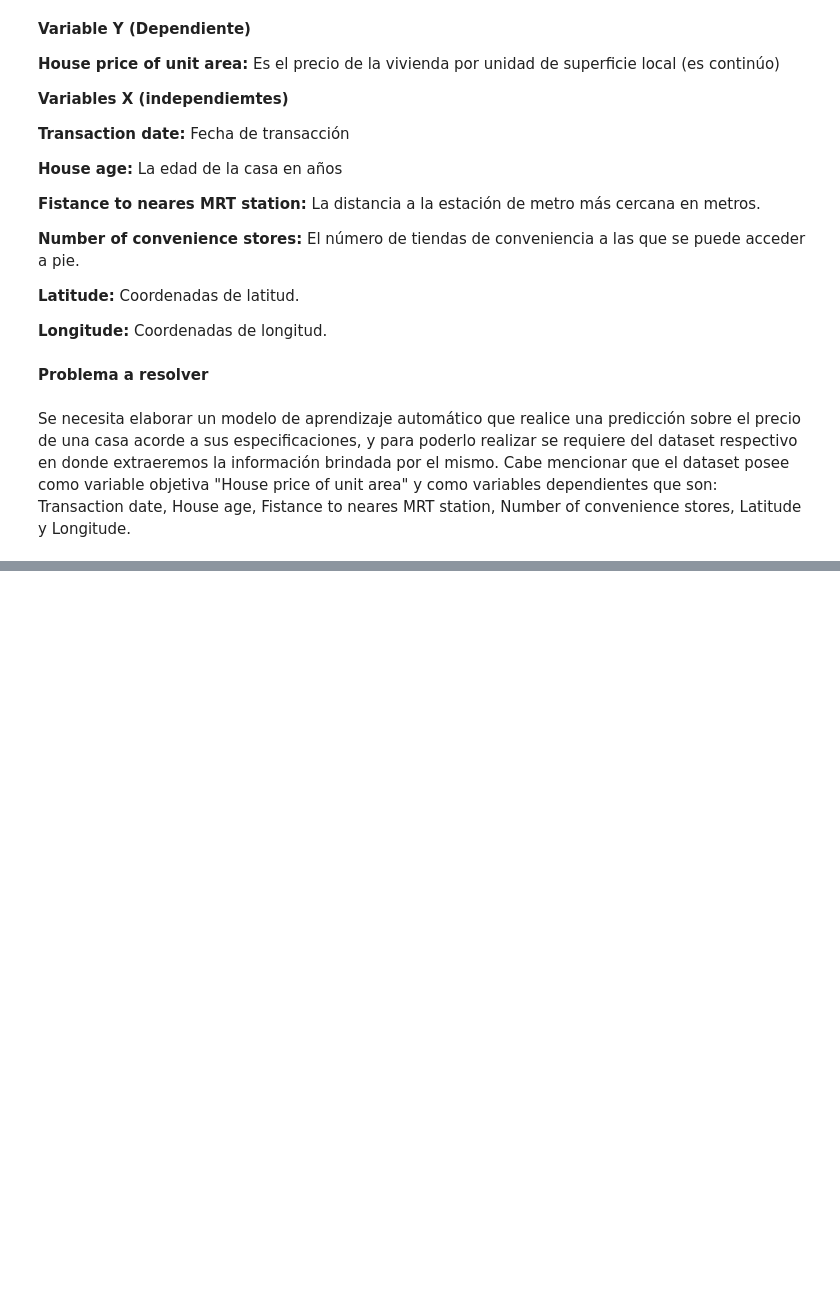
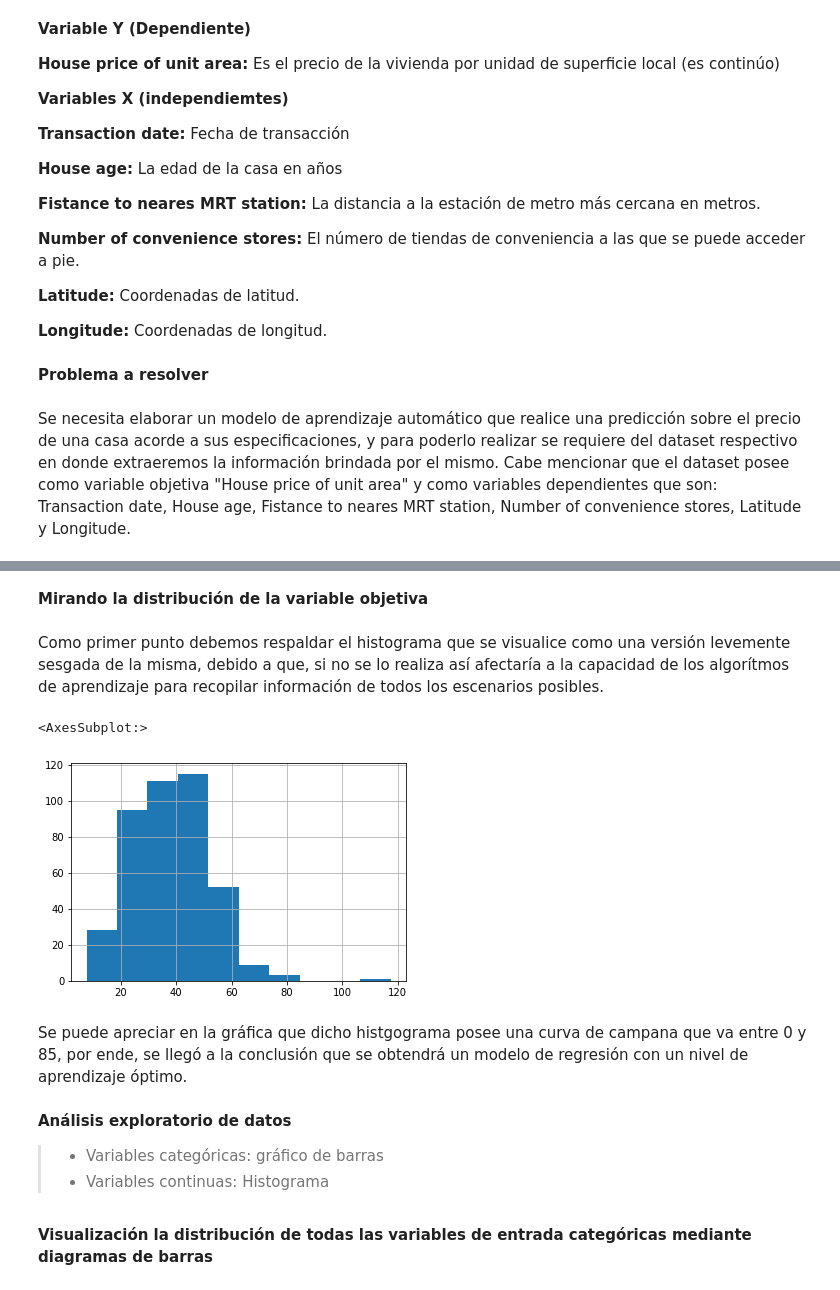
Before and after one commit to MelanyL/ML_RegresionLineal, a Jupyter notebook: [NRC_6278] MélanyLópez_Lab1.ipynb, the cells around one changed output, grey strips where cells are left out. Saved outputs shown, nothing was run; the diff lists cells and outputs as text; code cells hidden in the pictures; blank space fills up the shorter version.

Commit message:
Interpretación gráfica del dataset

```diff
--- a/[NRC_6278] MélanyLópez_Lab1.ipynb
+++ b/[NRC_6278] MélanyLópez_Lab1.ipynb
@@ -72,0 +123,20 @@ Se necesita elaborar un modelo de aprendizaje automático que realice una predic
+# %% [markdown]
+**Mirando la distribución de la variable objetiva**
+# %% [markdown]
+Como primer punto debemos respaldar el histograma que se visualice como una versión levemente sesgada de la misma, debido a que, si no se lo realiza así afectaría a la capacidad de los algorítmos de aprendizaje para recopilar información de todos los escenarios posibles.
+# %%
+# Establece el backend de matplotlib en el backend 'en línea'
+%matplotlib inline
+#Crear gráfico de barras como la variable objetivo (tipo) continua.
+df['Y house price of unit area'].hist()
+# %% [output]
+<AxesSubplot:>
+[figure, added]
+# %% [markdown]
+Se puede apreciar en la gráfica que dicho histgograma posee una curva de campana que va entre 0 y 85, por ende, se llegó a la conclusión que se obtendrá un modelo de regresión con un nivel de aprendizaje óptimo.
+# %% [markdown]
+**Análisis exploratorio de datos**
+>- Variables categóricas: gráfico de barras
+>- Variables continuas: Histograma
+# %% [markdown]
+**Visualización la distribución de todas las variables de entrada categóricas mediante diagramas de barras**
```
Also changed, not shown: parts of 17 cells of this notebook.
